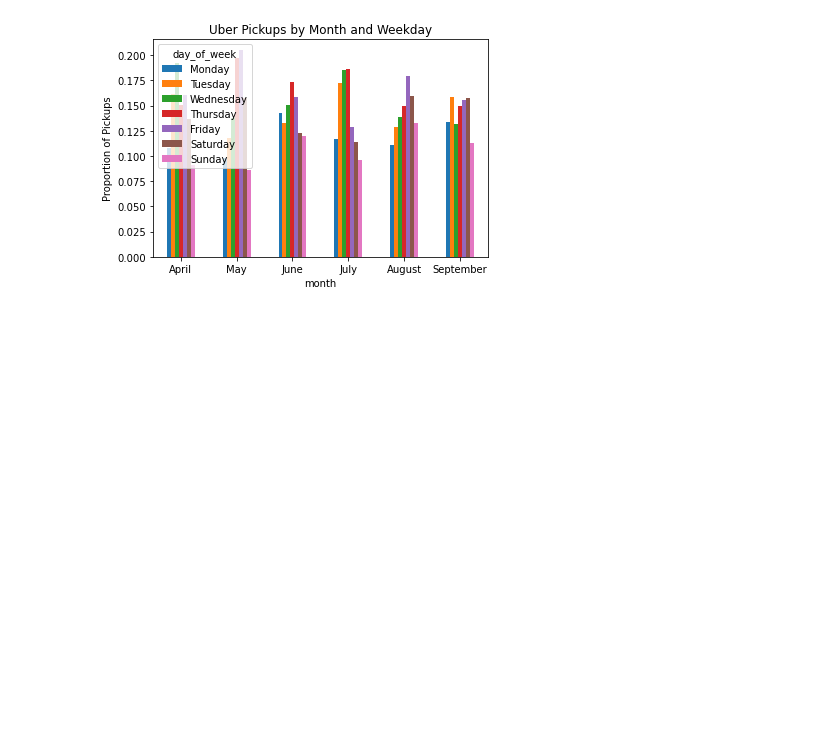
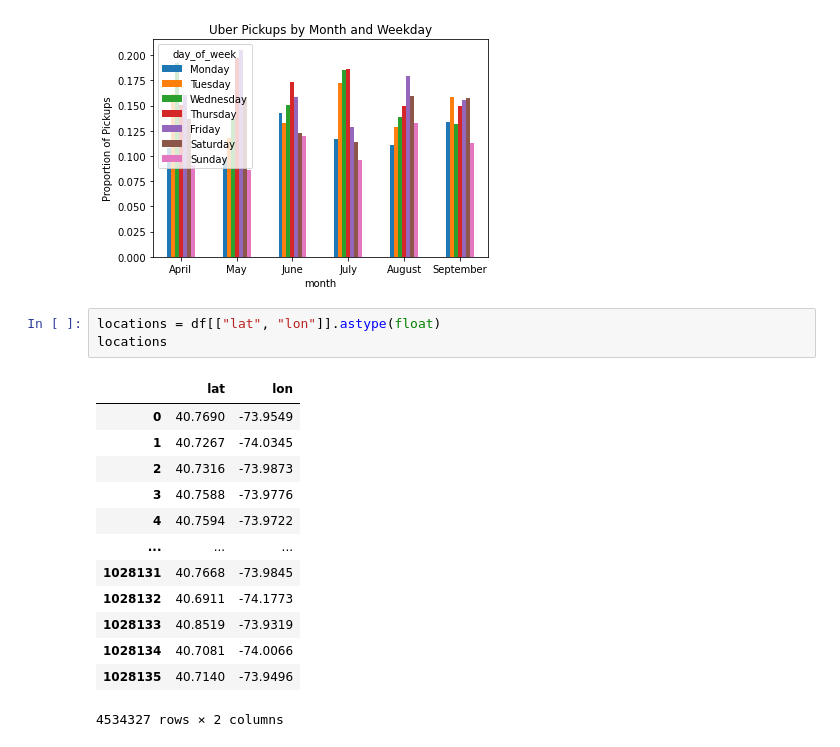
Before and after one commit to viktiger/ClassProject1, a Jupyter notebook: uber/uber.ipynb, the cells around one changed output. Cells and saved outputs as stored; diff of their text form; blank space fills up the shorter version.

```diff
--- a/uber/uber.ipynb
+++ b/uber/uber.ipynb
@@ -270,3 +277,20 @@ plt.title('Uber Pickups by Month and Weekday')
 # %% [output]
 Text(0.5, 1.0, 'Uber Pickups by Month and Weekday')
 [figure]
+# %%
+locations = df[["lat", "lon"]].astype(float)
+locations
+# %% [output]
+|  | lat | lon |
+| 0 | 40.7690 | -73.9549 |
+| 1 | 40.7267 | -74.0345 |
+| 2 | 40.7316 | -73.9873 |
+| 3 | 40.7588 | -73.9776 |
+| 4 | 40.7594 | -73.9722 |
+| ... | ... | ... |
+| 1028131 | 40.7668 | -73.9845 |
+| 1028132 | 40.6911 | -74.1773 |
+| 1028133 | 40.8519 | -73.9319 |
+| 1028134 | 40.7081 | -74.0066 |
+| 1028135 | 40.7140 | -73.9496 |
+4534327 rows × 2 columns
```
Also changed, not shown: parts of 2 cells of this notebook.
